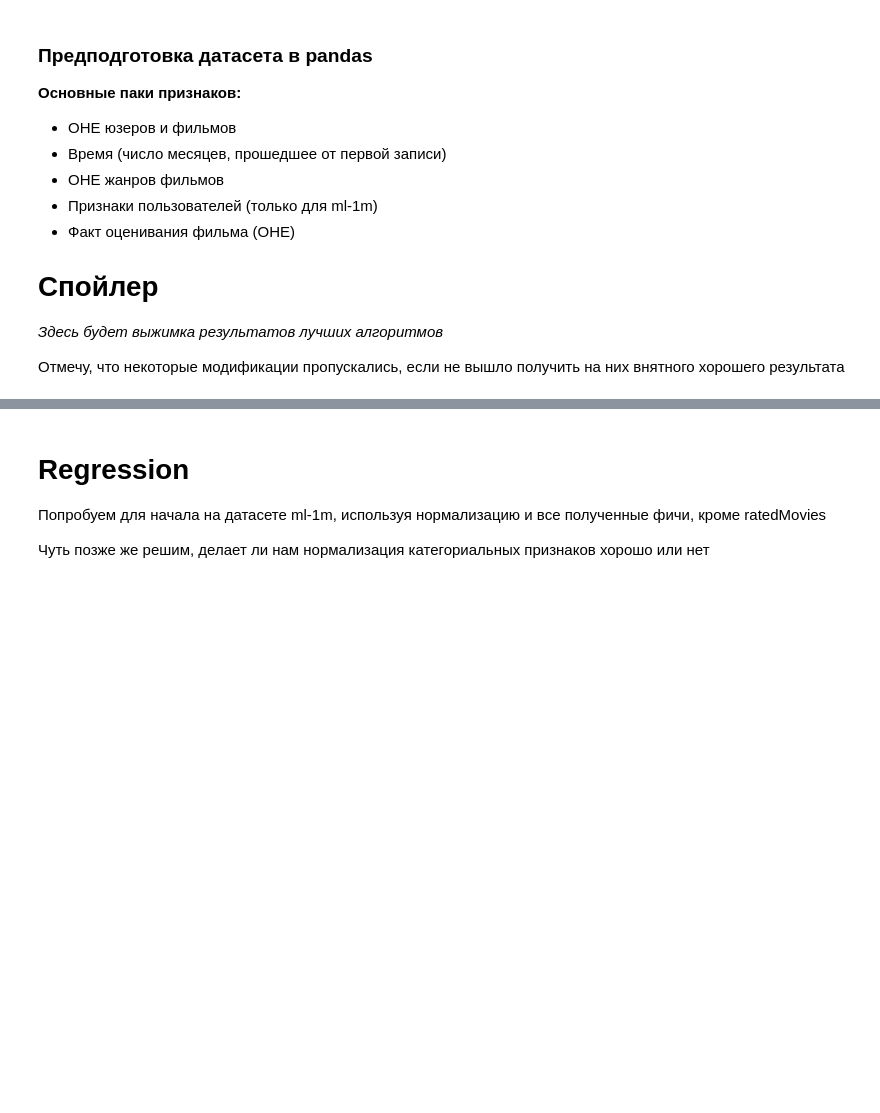
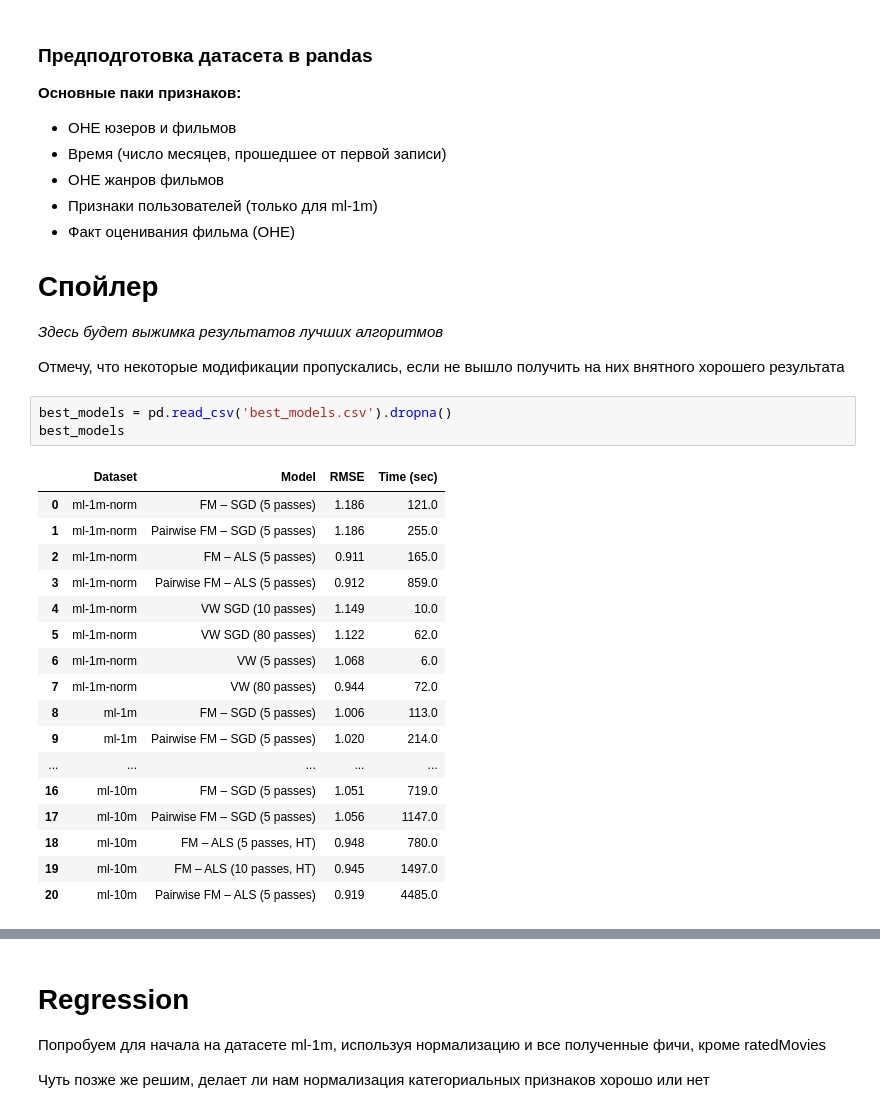
Before and after one commit to adelkhafizova/veryownFM, a Jupyter notebook: benchmarks/MovieLens.ipynb, the cells around one changed output, grey strips where cells are left out. Saved outputs shown, nothing was run; the diff lists cells and outputs as text; blank space fills up the shorter version.

```diff
--- a/benchmarks/MovieLens.ipynb
+++ b/benchmarks/MovieLens.ipynb
@@ -41,3 +41,24 @@ from Helpers import *
 *Здесь будет выжимка результатов лучших алгоритмов*
 
 Отмечу, что некоторые модификации пропускались, если не вышло получить на них внятного хорошего результата
+# %%
+best_models = pd.read_csv('best_models.csv').dropna()
+best_models
+# %% [output]
+|  | Dataset | Model | RMSE | Time (sec) |
+| 0 | ml-1m-norm | FM – SGD (5 passes) | 1.186 | 121.0 |
+| 1 | ml-1m-norm | Pairwise FM – SGD (5 passes) | 1.186 | 255.0 |
+| 2 | ml-1m-norm | FM – ALS (5 passes) | 0.911 | 165.0 |
+| 3 | ml-1m-norm | Pairwise FM – ALS (5 passes) | 0.912 | 859.0 |
+| 4 | ml-1m-norm | VW SGD (10 passes) | 1.149 | 10.0 |
+| 5 | ml-1m-norm | VW SGD (80 passes) | 1.122 | 62.0 |
+| 6 | ml-1m-norm | VW (5 passes) | 1.068 | 6.0 |
+| 7 | ml-1m-norm | VW (80 passes) | 0.944 | 72.0 |
+| 8 | ml-1m | FM – SGD (5 passes) | 1.006 | 113.0 |
+| 9 | ml-1m | Pairwise FM – SGD (5 passes) | 1.020 | 214.0 |
+| ... | ... | ... | ... | ... |
+| 16 | ml-10m | FM – SGD (5 passes) | 1.051 | 719.0 |
+| 17 | ml-10m | Pairwise FM – SGD (5 passes) | 1.056 | 1147.0 |
+| 18 | ml-10m | FM – ALS (5 passes, HT) | 0.948 | 780.0 |
+| 19 | ml-10m | FM – ALS (10 passes, HT) | 0.945 | 1497.0 |
+| 20 | ml-10m | Pairwise FM – ALS (5 passes) | 0.919 | 4485.0 |
```
Also changed, not shown: parts of 14 cells of this notebook, 1 other file.
